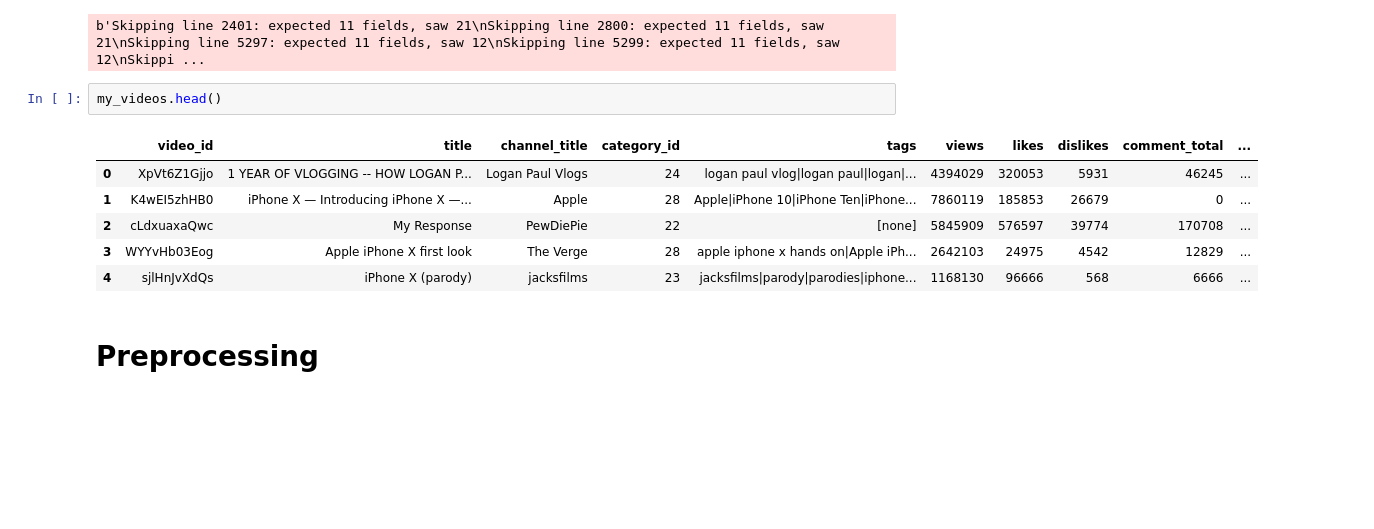
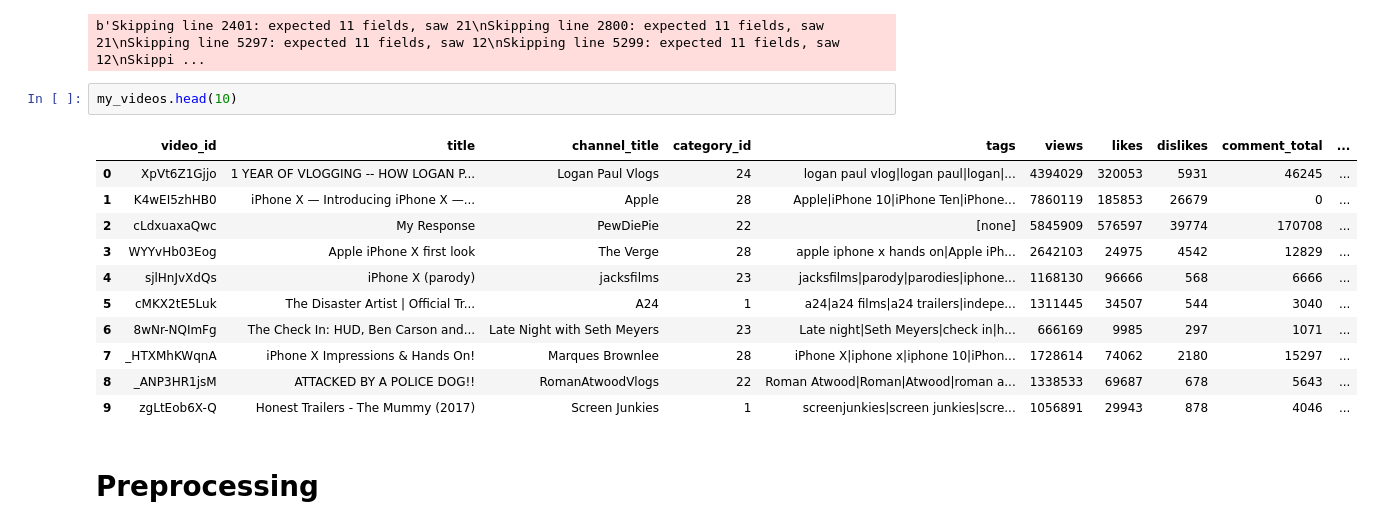
Before and after one commit to Fatima-Usf/Analyzing-Youtube-trending_tags-and-views, a Jupyter notebook: Youtube_trendings_tags_&_views.ipynb, the cells around one changed output. Drawn from its saved outputs; the diff is of its cells as text; blank space fills up the shorter version.

```diff
--- a/Youtube_trendings_tags_&_views.ipynb
+++ b/Youtube_trendings_tags_&_views.ipynb
@@ -14,14 +15,19 @@ my_videos = pd.read_csv("videos.csv", error_bad_lines=False)
 # %% [output]
 b'Skipping line 2401: expected 11 fields, saw 21\nSkipping line 2800: expected 11 fields, saw 21\nSkipping line 5297: expected 11 fields, saw 12\nSkipping line 5299: expected 11 fields, saw 12\nSkippi ...
 # %%
-my_videos.head()
+my_videos.head(10)
 # %% [output]
 |  | video_id | title | channel_title | category_id | tags | views | likes | dislikes | comment_total | ... |
 | 0 | XpVt6Z1Gjjo | 1 YEAR OF VLOGGING -- HOW LOGAN P... | Logan Paul Vlogs | 24 | logan paul vlog|logan paul|logan|... | 4394029 | 320053 | 5931 | 46245 | ... |
 | 1 | K4wEI5zhHB0 | iPhone X — Introducing iPhone X —... | Apple | 28 | Apple|iPhone 10|iPhone Ten|iPhone... | 7860119 | 185853 | 26679 | 0 | ... |
 | 2 | cLdxuaxaQwc | My Response | PewDiePie | 22 | [none] | 5845909 | 576597 | 39774 | 170708 | ... |
 | 3 | WYYvHb03Eog | Apple iPhone X first look | The Verge | 28 | apple iphone x hands on|Apple iPh... | 2642103 | 24975 | 4542 | 12829 | ... |
 | 4 | sjlHnJvXdQs | iPhone X (parody) | jacksfilms | 23 | jacksfilms|parody|parodies|iphone... | 1168130 | 96666 | 568 | 6666 | ... |
+| 5 | cMKX2tE5Luk | The Disaster Artist | Official Tr... | A24 | 1 | a24|a24 films|a24 trailers|indepe... | 1311445 | 34507 | 544 | 3040 | ... |
+| 6 | 8wNr-NQImFg | The Check In: HUD, Ben Carson and... | Late Night with Seth Meyers | 23 | Late night|Seth Meyers|check in|h... | 666169 | 9985 | 297 | 1071 | ... |
+| 7 | _HTXMhKWqnA | iPhone X Impressions & Hands On! | Marques Brownlee | 28 | iPhone X|iphone x|iphone 10|iPhon... | 1728614 | 74062 | 2180 | 15297 | ... |
+| 8 | _ANP3HR1jsM | ATTACKED BY A POLICE DOG!! | RomanAtwoodVlogs | 22 | Roman Atwood|Roman|Atwood|roman a... | 1338533 | 69687 | 678 | 5643 | ... |
+| 9 | zgLtEob6X-Q | Honest Trailers - The Mummy (2017) | Screen Junkies | 1 | screenjunkies|screen junkies|scre... | 1056891 | 29943 | 878 | 4046 | ... |
 # %% [markdown]
 # Preprocessing
 # %%
```
Also changed, not shown: parts of 5 cells of this notebook.
